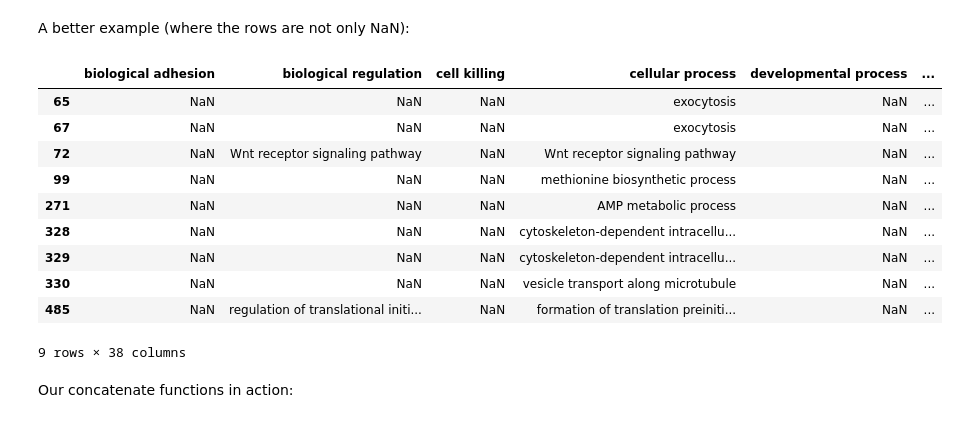
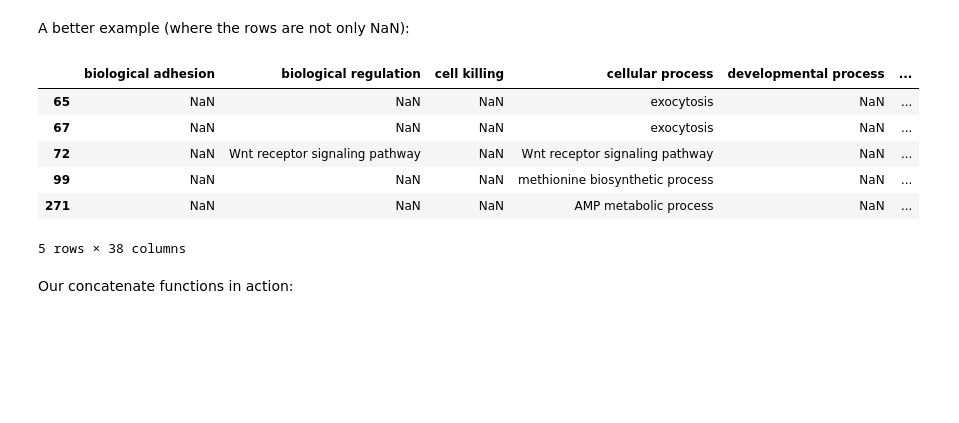
Before and after one commit to SantosRAC/Python4BioDataBrazilianWorkshop, a Jupyter notebook: Problem2/2_annotations.ipynb, the cells around one changed output. Cells and saved outputs as stored; diff of their text form; code cells hidden in the pictures; blank space fills up the shorter version.

```diff
--- a/Problem2/2_annotations.ipynb
+++ b/Problem2/2_annotations.ipynb
@@ -262,19 +186,15 @@ A better example (where the rows are not only NaN):
 # %%
 exemploNaoNulo = df['cellular process'].notnull()
 dfSlice = df[exemploNaoNulo][categories['biological process']]
-dfSlice
+dfSlice.head()
 # %% [output]
 |  | biological adhesion | biological regulation | cell killing | cellular process | developmental process | ... |
 | 65 | NaN | NaN | NaN | exocytosis | NaN | ... |
 | 67 | NaN | NaN | NaN | exocytosis | NaN | ... |
 | 72 | NaN | Wnt receptor signaling pathway | NaN | Wnt receptor signaling pathway | NaN | ... |
 | 99 | NaN | NaN | NaN | methionine biosynthetic process | NaN | ... |
 | 271 | NaN | NaN | NaN | AMP metabolic process | NaN | ... |
-| 328 | NaN | NaN | NaN | cytoskeleton-dependent intracellu... | NaN | ... |
-| 329 | NaN | NaN | NaN | cytoskeleton-dependent intracellu... | NaN | ... |
-| 330 | NaN | NaN | NaN | vesicle transport along microtubule | NaN | ... |
-| 485 | NaN | regulation of translational initi... | NaN | formation of translation preiniti... | NaN | ... |
-9 rows × 38 columns
+5 rows × 38 columns
 # %% [markdown]
 Our concatenate functions in action:
 # %%
```
Also changed, not shown: parts of 16 cells of this notebook, 1 other file.
